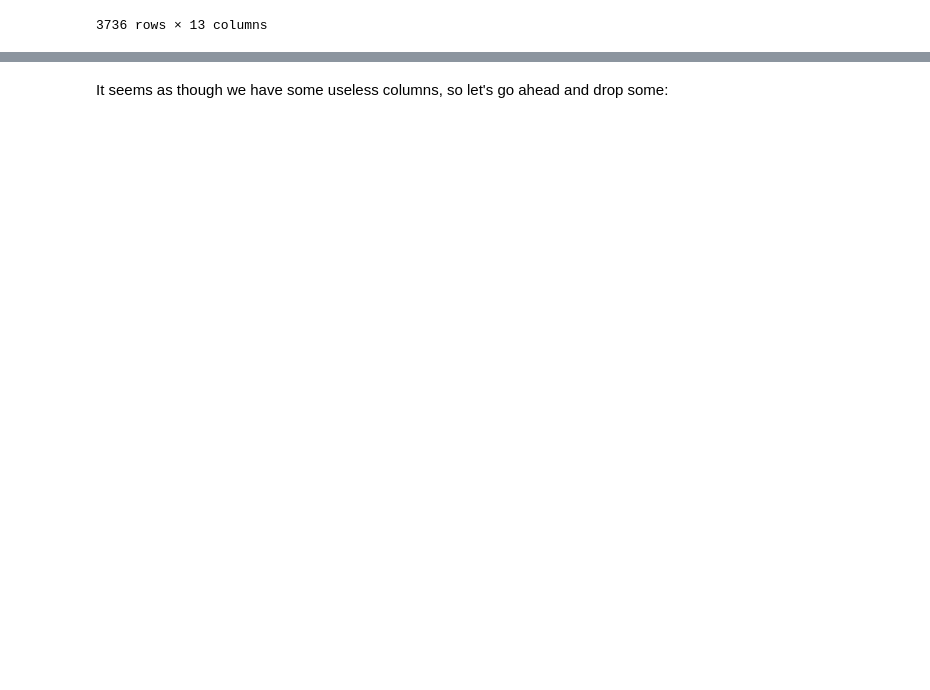
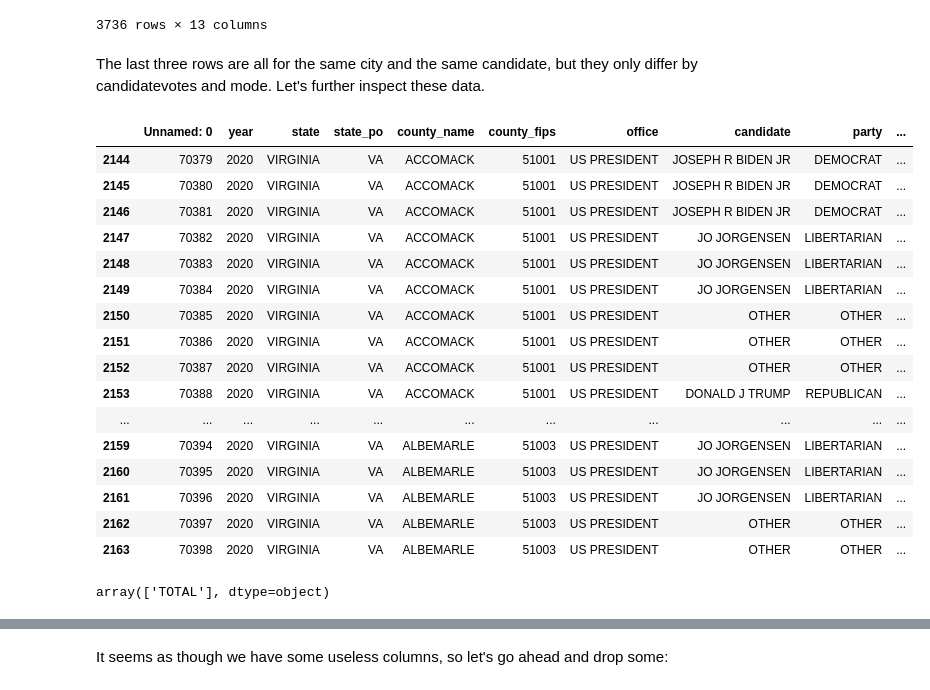
Before and after one commit to farhaniwnl/project_voting_crg3ts, a Jupyter notebook: cleaning.ipynb, the cells around one changed output, grey strips where cells are left out. Saved outputs shown, nothing was run; the diff lists cells and outputs as text; code cells hidden in the pictures; blank space fills up the shorter version.

```diff
--- a/cleaning.ipynb
+++ b/cleaning.ipynb
@@ -17,3 +17,31 @@ voting_data
 | 3734 | 71969 | 2020 | VIRGINIA | VA | WINCHESTER CITY | 51840 | US PRESIDENT | DONALD J TRUMP | REPUBLICAN | ... |
 | 3735 | 71970 | 2020 | VIRGINIA | VA | WINCHESTER CITY | 51840 | US PRESIDENT | DONALD J TRUMP | REPUBLICAN | ... |
 3736 rows × 13 columns
+# %% [markdown]
+The last three rows are all for the same city and the same candidate, but they only differ by candidatevotes and mode. Let's further inspect these data.
+# %%
+v20 = voting_data[voting_data['year'] == 2020]
+v20.head(20)
+# %% [output]
+|  | Unnamed: 0 | year | state | state_po | county_name | county_fips | office | candidate | party | ... |
+| 2144 | 70379 | 2020 | VIRGINIA | VA | ACCOMACK | 51001 | US PRESIDENT | JOSEPH R BIDEN JR | DEMOCRAT | ... |
+| 2145 | 70380 | 2020 | VIRGINIA | VA | ACCOMACK | 51001 | US PRESIDENT | JOSEPH R BIDEN JR | DEMOCRAT | ... |
+| 2146 | 70381 | 2020 | VIRGINIA | VA | ACCOMACK | 51001 | US PRESIDENT | JOSEPH R BIDEN JR | DEMOCRAT | ... |
+| 2147 | 70382 | 2020 | VIRGINIA | VA | ACCOMACK | 51001 | US PRESIDENT | JO JORGENSEN | LIBERTARIAN | ... |
+| 2148 | 70383 | 2020 | VIRGINIA | VA | ACCOMACK | 51001 | US PRESIDENT | JO JORGENSEN | LIBERTARIAN | ... |
+| 2149 | 70384 | 2020 | VIRGINIA | VA | ACCOMACK | 51001 | US PRESIDENT | JO JORGENSEN | LIBERTARIAN | ... |
+| 2150 | 70385 | 2020 | VIRGINIA | VA | ACCOMACK | 51001 | US PRESIDENT | OTHER | OTHER | ... |
+| 2151 | 70386 | 2020 | VIRGINIA | VA | ACCOMACK | 51001 | US PRESIDENT | OTHER | OTHER | ... |
+| 2152 | 70387 | 2020 | VIRGINIA | VA | ACCOMACK | 51001 | US PRESIDENT | OTHER | OTHER | ... |
+| 2153 | 70388 | 2020 | VIRGINIA | VA | ACCOMACK | 51001 | US PRESIDENT | DONALD J TRUMP | REPUBLICAN | ... |
+| ... | ... | ... | ... | ... | ... | ... | ... | ... | ... | ... |
+| 2159 | 70394 | 2020 | VIRGINIA | VA | ALBEMARLE | 51003 | US PRESIDENT | JO JORGENSEN | LIBERTARIAN | ... |
+| 2160 | 70395 | 2020 | VIRGINIA | VA | ALBEMARLE | 51003 | US PRESIDENT | JO JORGENSEN | LIBERTARIAN | ... |
+| 2161 | 70396 | 2020 | VIRGINIA | VA | ALBEMARLE | 51003 | US PRESIDENT | JO JORGENSEN | LIBERTARIAN | ... |
+| 2162 | 70397 | 2020 | VIRGINIA | VA | ALBEMARLE | 51003 | US PRESIDENT | OTHER | OTHER | ... |
+| 2163 | 70398 | 2020 | VIRGINIA | VA | ALBEMARLE | 51003 | US PRESIDENT | OTHER | OTHER | ... |
+# %%
+v_not20 = voting_data[voting_data['year'] != 2020]
+v_not20['mode'].unique()
+# %% [output]
+array(['TOTAL'], dtype=object)
```
Also changed, not shown: parts of 2 cells of this notebook.
